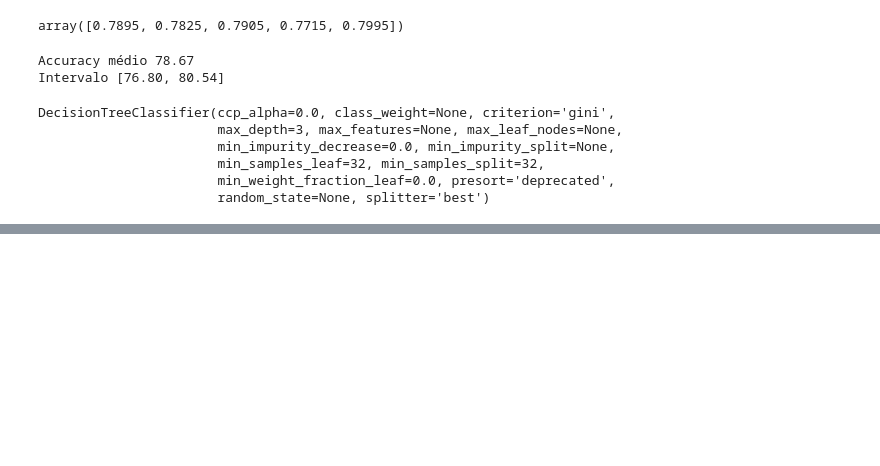
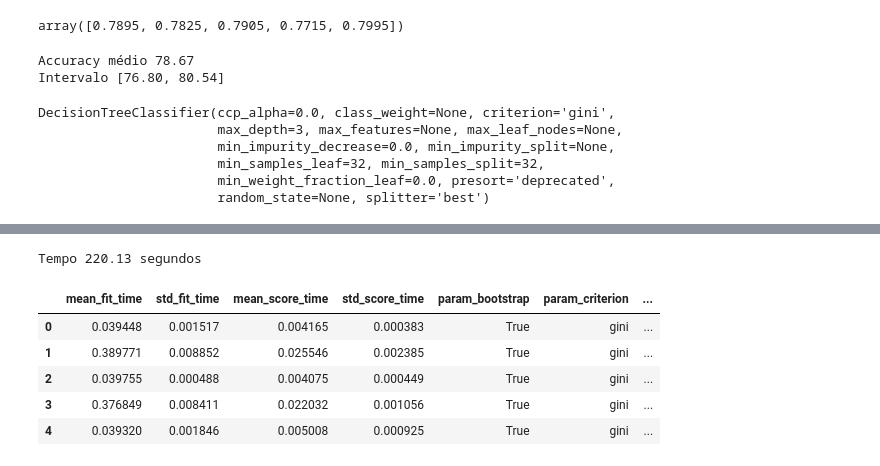
Before and after one commit to Frinhani/LearningMachineLearning, a Jupyter notebook: Introdução_a_Machine_Learning_Otimização.ipynb, the cells around one changed output, grey strips where cells are left out. Drawn from its saved outputs; the diff is of its cells as text; code cells hidden in the pictures; blank space fills up the shorter version.

```diff
--- a/Introdução_a_Machine_Learning_Otimização.ipynb
+++ b/Introdução_a_Machine_Learning_Otimização.ipynb
@@ -677,0 +917,34 @@ graph
+# %%
+SEED = 301
+np.random.seed(SEED)
+
+espaco_de_parametros = {
+    'n_estimators' : [10, 100],
+    'max_depth' : [3, 5],
+    'min_samples_split' : [32, 64, 128],
+    'min_samples_leaf' : [32, 64, 128],
+    'bootstrap' : [True, False],
+    'criterion' : ['gini', 'entropy']
+}
+
+tic = time.time()
+busca = GridSearchCV(RandomForestClassifier(),
+                     espaco_de_parametros,
+                     cv = KFold(n_splits=5, shuffle=True))
+busca.fit(x_azar, y_azar)
+tac = time.time()
+tempo_que_passou = tac - tic
+print('Tempo %.2f segundos' % tempo_que_passou)
+
+
+resultados = pd.DataFrame(busca.cv_results_)
+
+resultados.head()
+# %% [output]
+Tempo 220.13 segundos
+|  | mean_fit_time | std_fit_time | mean_score_time | std_score_time | param_bootstrap | param_criterion | ... |
+| 0 | 0.039448 | 0.001517 | 0.004165 | 0.000383 | True | gini | ... |
+| 1 | 0.389771 | 0.008852 | 0.025546 | 0.002385 | True | gini | ... |
+| 2 | 0.039755 | 0.000488 | 0.004075 | 0.000449 | True | gini | ... |
+| 3 | 0.376849 | 0.008411 | 0.022032 | 0.001056 | True | gini | ... |
+| 4 | 0.039320 | 0.001846 | 0.005008 | 0.000925 | True | gini | ... |
```
Also changed, not shown: parts of 33 cells of this notebook.
